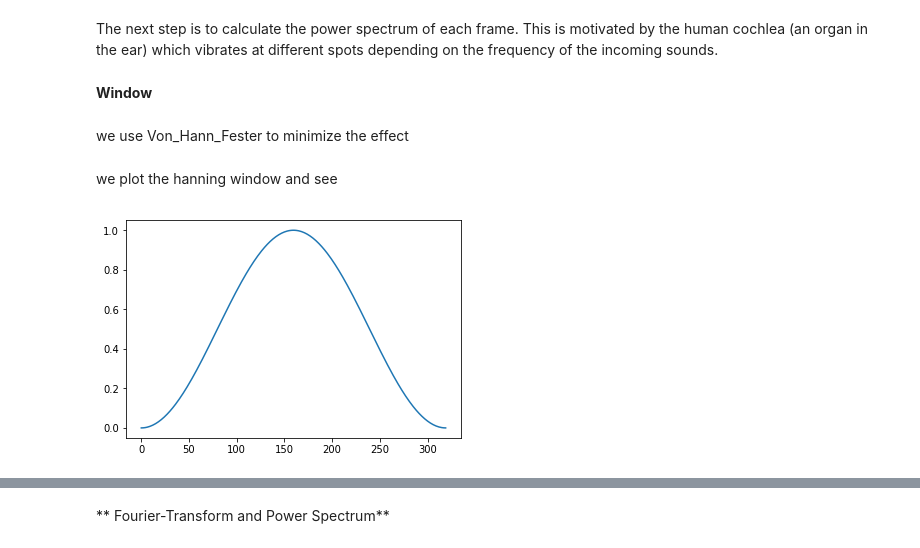
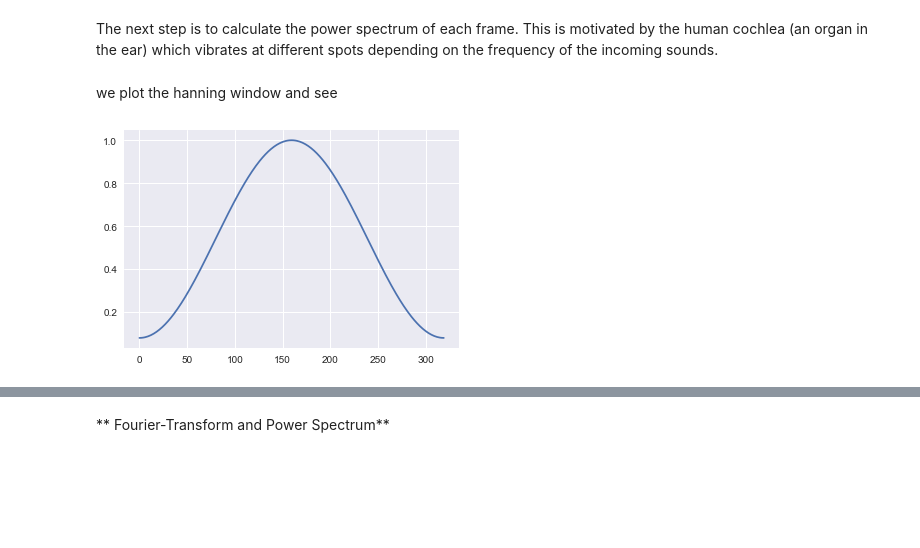
Before and after one commit to yushinliu/lab, a Jupyter notebook: task_2_version_0/Task2.ipynb, the cells around one changed output, grey strips where cells are left out. Saved outputs shown, nothing was run; the diff lists cells and outputs as text; code cells hidden in the pictures; blank space fills up the shorter version.

```diff
--- a/task_2_version_0/Task2.ipynb
+++ b/task_2_version_0/Task2.ipynb
@@ -267,7 +239,3 @@ train_frame_set.shape
 # 4. Feature extraction
 # %% [markdown]
 The next step is to calculate the power spectrum of each frame. This is motivated by the human cochlea (an organ in the ear) which vibrates at different spots depending on the frequency of the incoming sounds.
-# %% [markdown]
-**Window**
-# %% [markdown]
-we use Von_Hann_Fester to minimize the effect
@@ -282,9 +242,12 @@ def window_func(train_frame_set):
+# %%
+np.random.seed(1)
+window = np.hamming(len(train_frame_set[0]))
+# %% [markdown]
+we plot the hanning window and see
+# %%
+plt.plot(range(len(train_frame_set[0])),window)
+plt.show()
+# %% [output]
+[figure, added]
 # %%
 train_frame_set=np.float64(train_frame_set)
-# %% [markdown]
-we plot the hanning window and see
-# %%
-plt.plot(range(len(train_frame_set[0])),np.hanning(len(train_frame_set[0]))) ####
-plt.show()
-# %% [output]
-[figure, removed]
```
Also changed, not shown: parts of 127 cells of this notebook, 22 other files.
